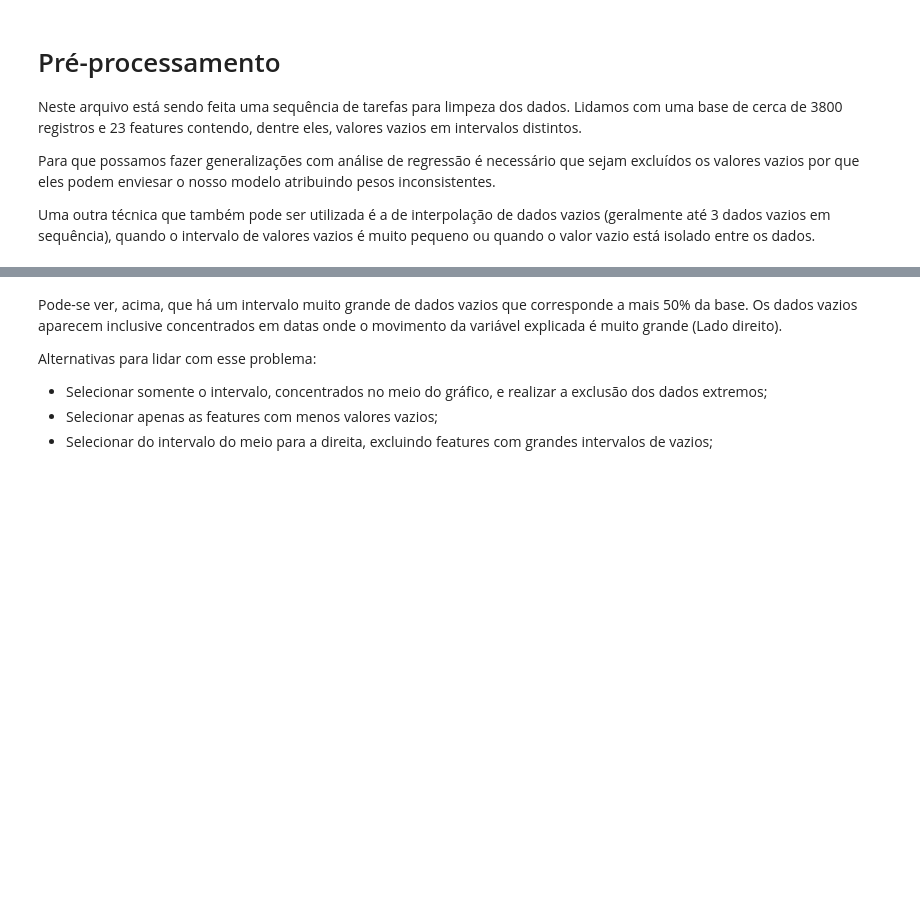
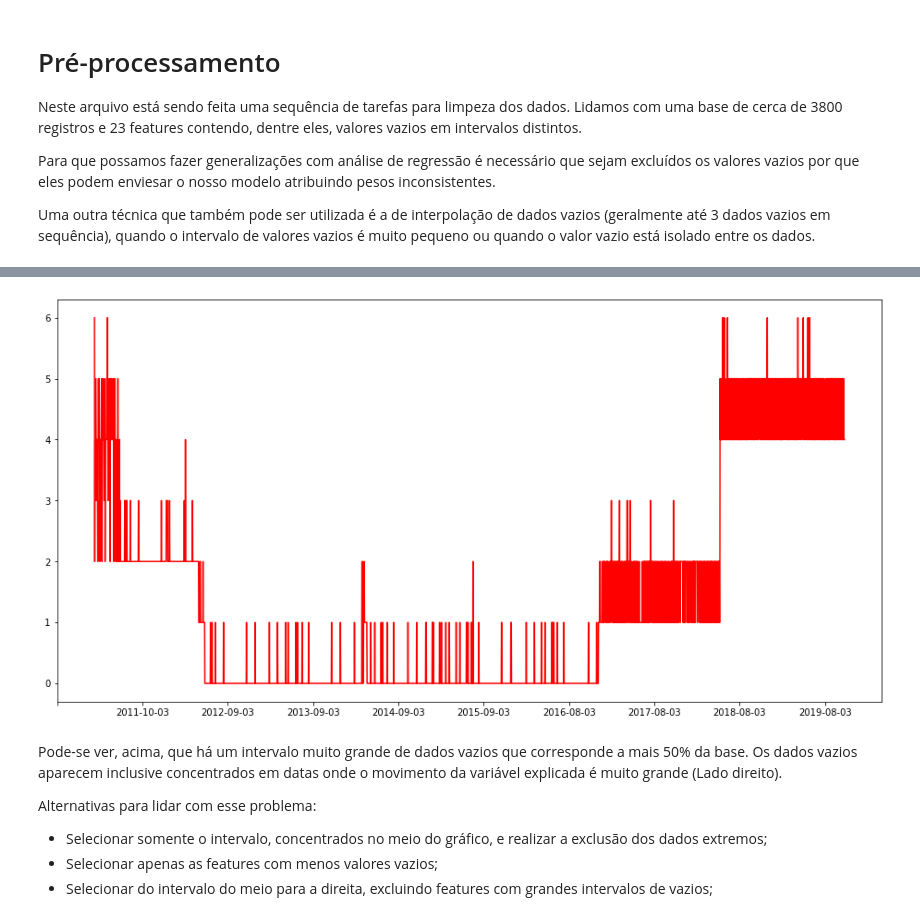
Before and after one commit to wallisonferreira/analise-exploratoria-mercados, a Jupyter notebook: pre_processing_1.ipynb, the cells around one changed output, grey strips where cells are left out. Drawn from its saved outputs; the diff is of its cells as text; code cells hidden in the pictures; blank space fills up the shorter version.

```diff
--- a/pre_processing_1.ipynb
+++ b/pre_processing_1.ipynb
@@ -138,0 +192,3 @@ fig.show();
+# %%
+# calcula o número de dados vazios em cada linha
+count_nulls = market2.isnull().sum(axis=1)
@@ -139,3 +288,13 @@ fig.show();
+# %%
+# soma de valores nulos por dia
+fig = plt.figure(figsize=(16,8))
+ax = plt.axes()
+ax.plot(market2['Date'], count_nulls,'-r')
+start, end = ax.get_xlim()
+ax.xaxis.set_ticks(np.arange(start, end, 365))
+fig.show();
+# %% [output]
+[figure, added]
 # %% [markdown]
 Pode-se ver, acima, que há um intervalo muito grande de dados vazios que corresponde a mais 50% da base. Os dados vazios aparecem inclusive concentrados em datas onde o movimento da variável explicada é muito grande (Lado direito).
 
```
Also changed, not shown: parts of 46 cells of this notebook.
